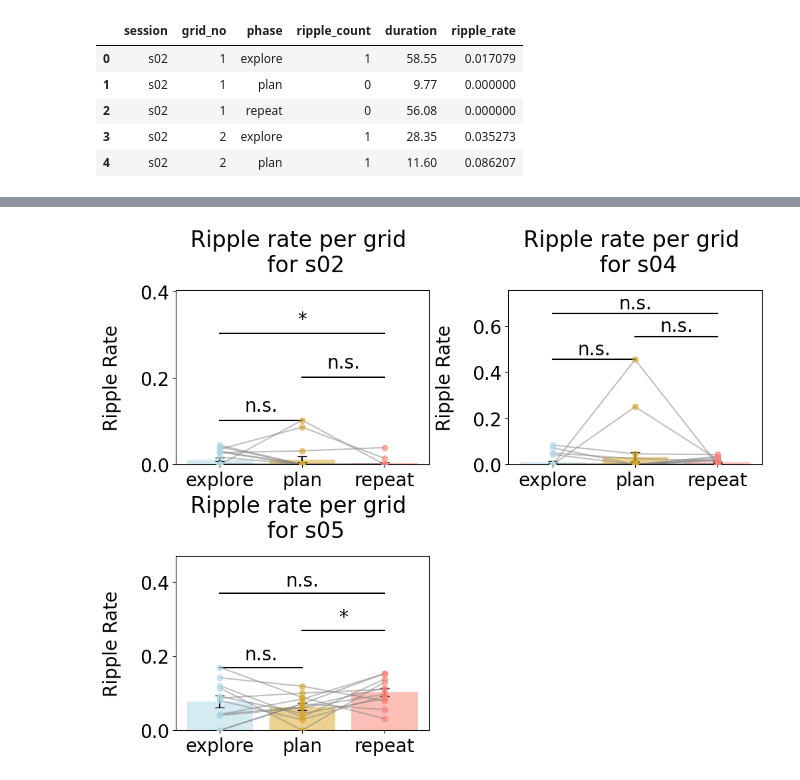
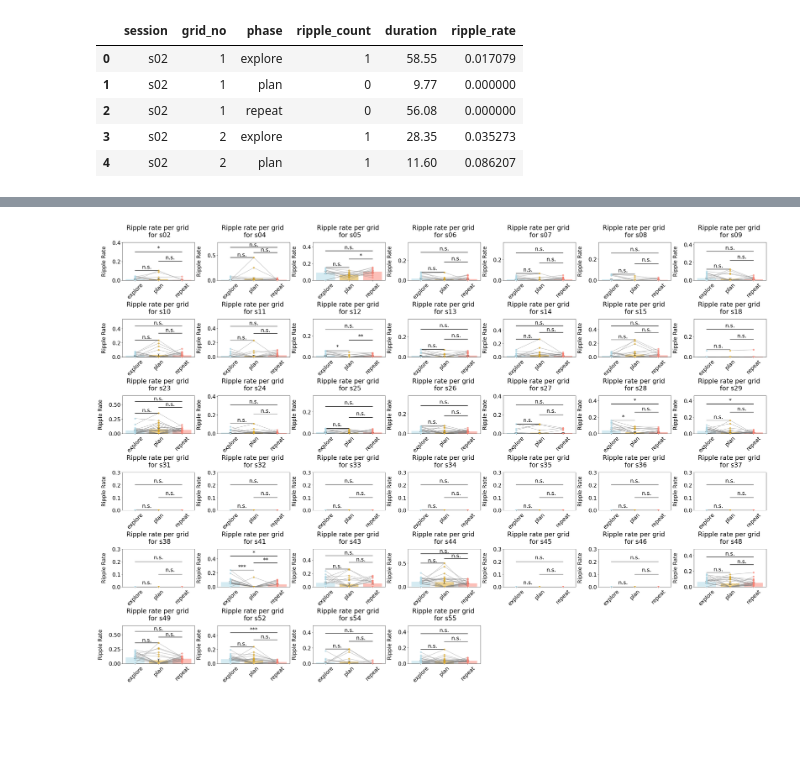
Before and after one commit to svennikue/multiple_clocks_repo, a Jupyter notebook: scripts/plotting_ripples.ipynb, the cells around one changed output, grey strips where cells are left out. Saved outputs shown, nothing was run; the diff lists cells and outputs as text; code cells hidden in the pictures; blank space fills up the shorter version.

Commit message:
created a notebook to compute stats for the ripple results and plot them

```diff
--- a/scripts/plotting_ripples.ipynb
+++ b/scripts/plotting_ripples.ipynb
@@ -8,0 +16,11 @@ import math
+# %%
+# find out what's going on with the ripples in s31 to s38, and in s45&46
+#print(ripple_rates_df[ripple_rates_df['session'].isin(['s31', 's32', 's33', 's34', 's35', 's36', 's37', 's38', 's45', 's46'])])
+print(ripple_rates_df[ripple_rates_df['session'].isin(['s31', 's32', 's33', 's34', 's35', 's36', 's37', 's38', 's45', 's46'])])
+# looks like these are empty!!
+sesh = 's31'
+ripple_path = f"{result_path}/{sesh}/LFP-ripples/ripples_{sesh}.csv"
+rips = pd.read_csv(ripple_path)
+rips.head()
+
+# check whats going on here! Suspicion: no hippocampal channels?
@@ -49,4 +148,5 @@ overview of ripple event table for sessions s05
 # %%
+sesh = loaded_sessions[-1]
 print(f"overview of behavioural table for sessions {sesh}")
 print(len(beh[sesh]))
 beh[sesh].head()
@@ -327,9 +422,15 @@ for idx, row in stats_df.iterrows():
         ax.scatter(np.ones(len(ripple_rate_curr_sesh_phase[idx_p]))*idx_p, ripple_rate_curr_sesh_phase[idx_p], color=colors[idx_p], alpha=0.6, zorder=3)
 
     # connect the ripple rate datapoint of each task across phases to demonstrate trajectory
-    for i_task, ripple_rate_in_task in enumerate(ripple_rate_curr_sesh_phase[idx]):
-        ax.plot([0,1], [ripple_rate_curr_sesh_phase[0][i_task], ripple_rate_curr_sesh_phase[1][i_task]], color='gray', alpha=0.5, zorder=2)  # Connecting lines
-        ax.plot([1,2], [ripple_rate_curr_sesh_phase[1][i_task], ripple_rate_curr_sesh_phase[2][i_task]], color='gray', alpha=0.5, zorder=2)  # Connecting lines
+    n_tasks = len(ripple_rate_curr_sesh_phase[0])
+    for i_task in range(n_tasks):
+        ax.plot([0, 1], [ripple_rate_curr_sesh_phase[0][i_task], ripple_rate_curr_sesh_phase[1][i_task]], color='gray', alpha=0.5, zorder=2)
+        ax.plot([1, 2], [ripple_rate_curr_sesh_phase[1][i_task], ripple_rate_curr_sesh_phase[2][i_task]], color='gray', alpha=0.5, zorder=2)
+
+
+    # for i_task, ripple_rate_in_task in enumerate(ripple_rate_curr_sesh_phase[idx]):
+    #     ax.plot([0,1], [ripple_rate_curr_sesh_phase[0][i_task], ripple_rate_curr_sesh_phase[1][i_task]], color='gray', alpha=0.5, zorder=2)  # Connecting lines
+    #     ax.plot([1,2], [ripple_rate_curr_sesh_phase[1][i_task], ripple_rate_curr_sesh_phase[2][i_task]], color='gray', alpha=0.5, zorder=2)  # Connecting lines
 
 
 
@@ -339,32 +440,33 @@ for idx, row in stats_df.iterrows():
 
     # Draw line and star between plan and first_correct solve (plan)
     ax.plot([0, 1], [y_max]*2, color='black')
     ax.text(0.5, y_max + 0.02, p_to_star(row['t_explore_vs_plan_p']), ha='center')
 
     # Draw line and star between first_correct_rate and all_reps_rate
     ax.plot([1, 2], [y_max + 0.1]*2, color='black')
     ax.text(1.5, y_max + 0.12, p_to_star(row['t_plan_vs_repeat_p']), ha='center')
 
     # Draw line and star between find_ABCD_rate and all_reps_rate
     ax.plot([0, 2], [y_max + 0.2]*2, color='black')
     ax.text(1.0, y_max + 0.22, p_to_star(row['t_explore_vs_repeat_p']), ha='center')
 
 
     # final plot adjustments
     # Adjust y-limits to accommodate lines and stars
     ax.set_ylim(0, y_max + 0.3)
 
     # Adding labels
     ax.set_ylabel('Ripple Rate', labelpad=20)
-    ax.set_xticks(ticks=[0, 1, 2], rotation = 45)
+    ax.set_xticks([0, 1, 2])
+    ax.set_xticklabels(['explore', 'plan', 'repeat'], rotation=45)
     ax.set_title(f"Ripple rate per grid \n for {row['session']}", pad=20)
     #ax.tight_layout()
 
 # Turn off unused axes
 for j in range(idx+1, len(axes)):
     axes[j].axis('off')
 
 # Show the plot
 plt.show()
 # %% [output]
-[figure, old version]
+[figure, new version]
```
Also changed, not shown: parts of 19 cells of this notebook, 2 other files.
